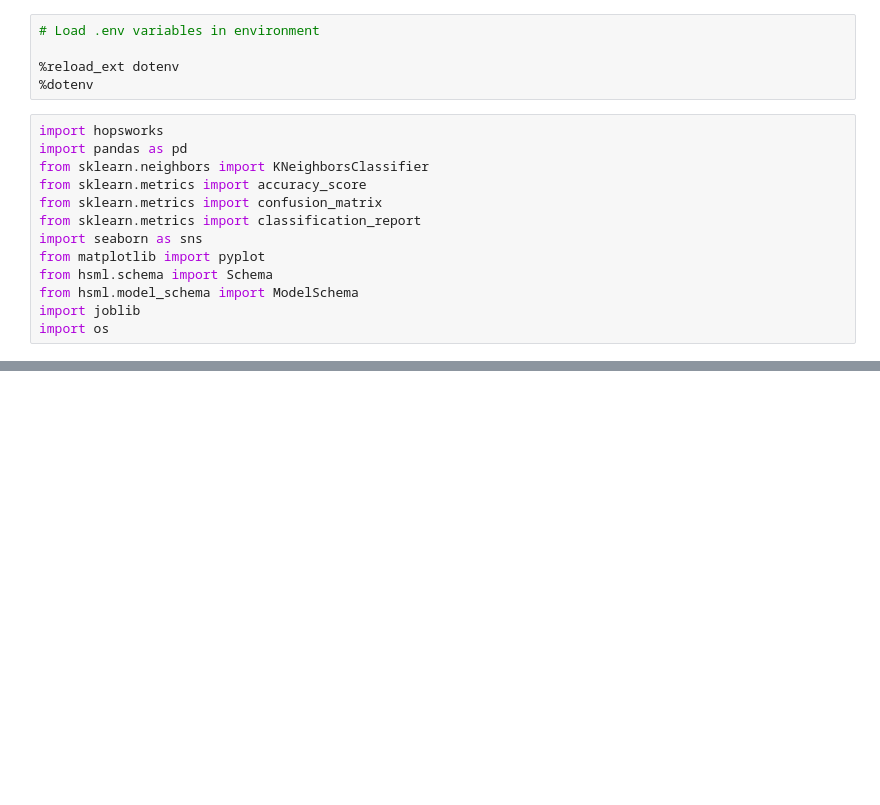
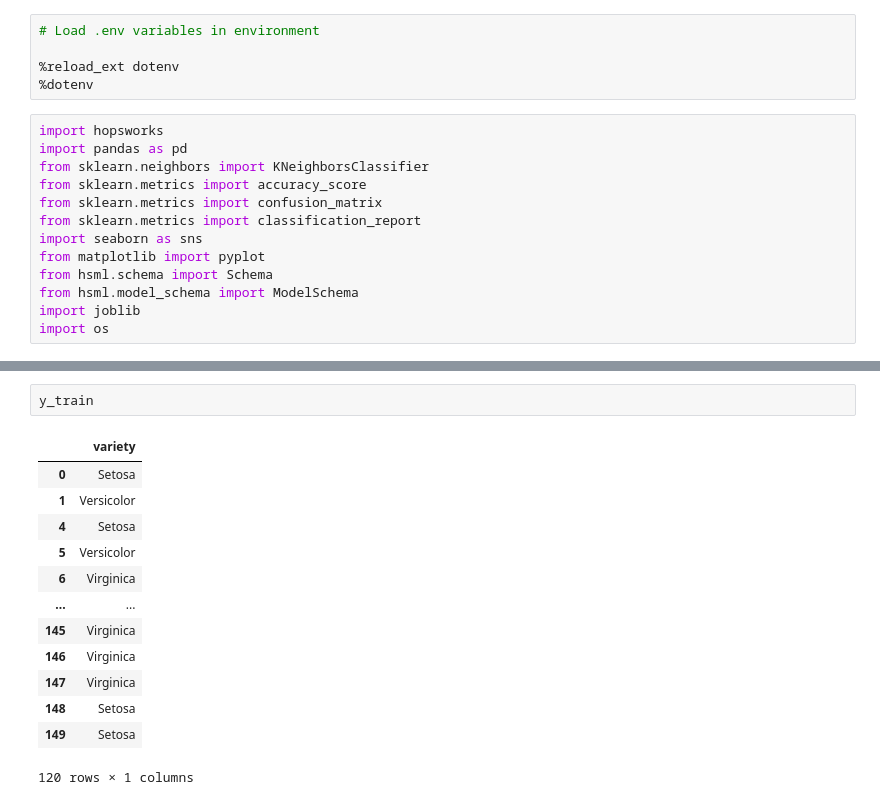
Before and after one commit to GoodOnions/ID2223-Lab1, a Jupyter notebook: iris-training-pipeline.ipynb, the cells around one changed output, grey strips where cells are left out. Drawn from its saved outputs; the diff is of its cells as text; blank space fills up the shorter version.

```diff
--- a/iris-training-pipeline.ipynb
+++ b/iris-training-pipeline.ipynb
@@ -27,0 +68,16 @@ Logged in to project, explore it here https://c.app.hopsworks.ai:443/p/209044
+# %%
+y_train
+# %% [output]
+|  | variety |
+| 0 | Setosa |
+| 1 | Versicolor |
+| 4 | Setosa |
+| 5 | Versicolor |
+| 6 | Virginica |
+| ... | ... |
+| 145 | Virginica |
+| 146 | Virginica |
+| 147 | Virginica |
+| 148 | Setosa |
+| 149 | Setosa |
+120 rows × 1 columns
```
Also changed, not shown: parts of 8 cells of this notebook, 2 other files.
